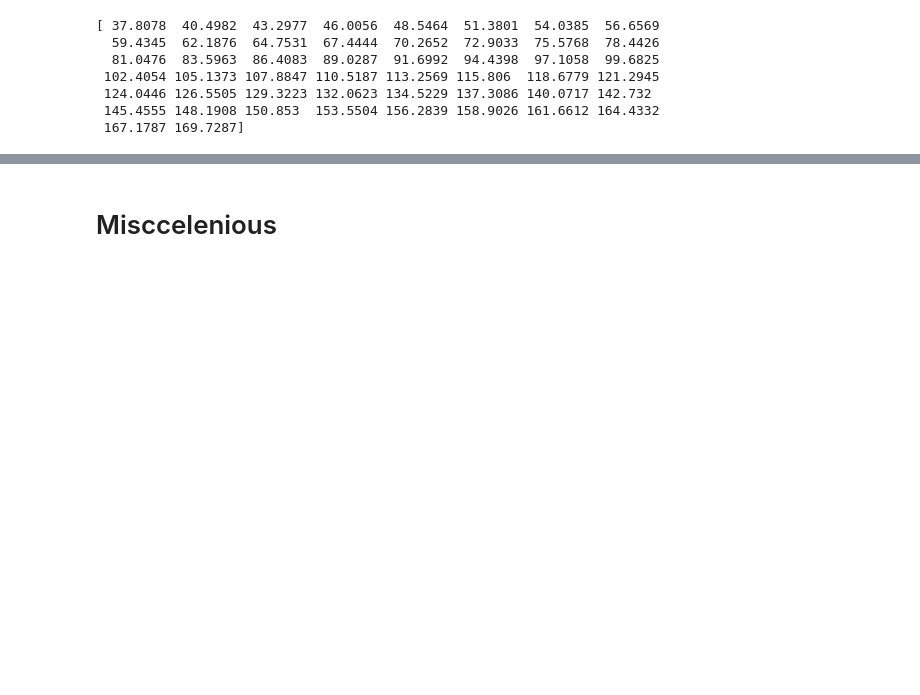
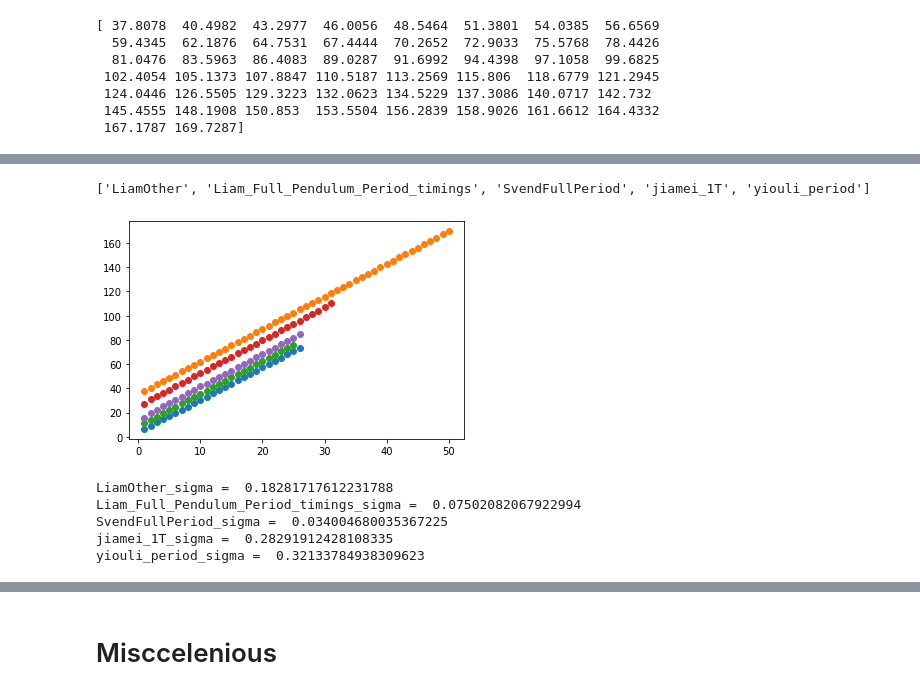
Before and after one commit to svendstar/MyAppliedStatistics2020repository, a Jupyter notebook: Measurement_of_each_persons_pendulum.ipynb, the cells around one changed output, grey strips where cells are left out. Cells and saved outputs as stored; diff of their text form; code cells hidden in the pictures; blank space fills up the shorter version.

```diff
--- a/Measurement_of_each_persons_pendulum.ipynb
+++ b/Measurement_of_each_persons_pendulum.ipynb
@@ -90,2 +108,22 @@ array([-0.08922965, -0.08881309,  0.02070347,  0.03862002, -0.11056342,
+# %%
+#we plot the new dataset to see if we got all the correct ones
+for i in range(len(data2)):
+  plt.scatter(data2[i][:,0],data2[i][:,1])
+#yes we did
+print(data2names)
+# %% [output]
+['LiamOther', 'Liam_Full_Pendulum_Period_timings', 'SvendFullPeriod', 'jiamei_1T', 'yiouli_period']
+[figure, added]
+# %%
+
+for i in range(len(data2)):
+  globals()[data2names[i]+"_sigma"]=np.std(timingerror(data2[i]))
+  print(data2names[i]+"_sigma = ",globals()[data2names[i]+"_sigma"])
+# %% [output]
+LiamOther_sigma =  0.18281717612231788
+Liam_Full_Pendulum_Period_timings_sigma =  0.07502082067922994
+SvendFullPeriod_sigma =  0.034004680035367225
+jiamei_1T_sigma =  0.28291912428108335
+yiouli_period_sigma =  0.32133784938309623
 # %%
 # %% [output]
```
Also changed, not shown: parts of 21 cells of this notebook.
